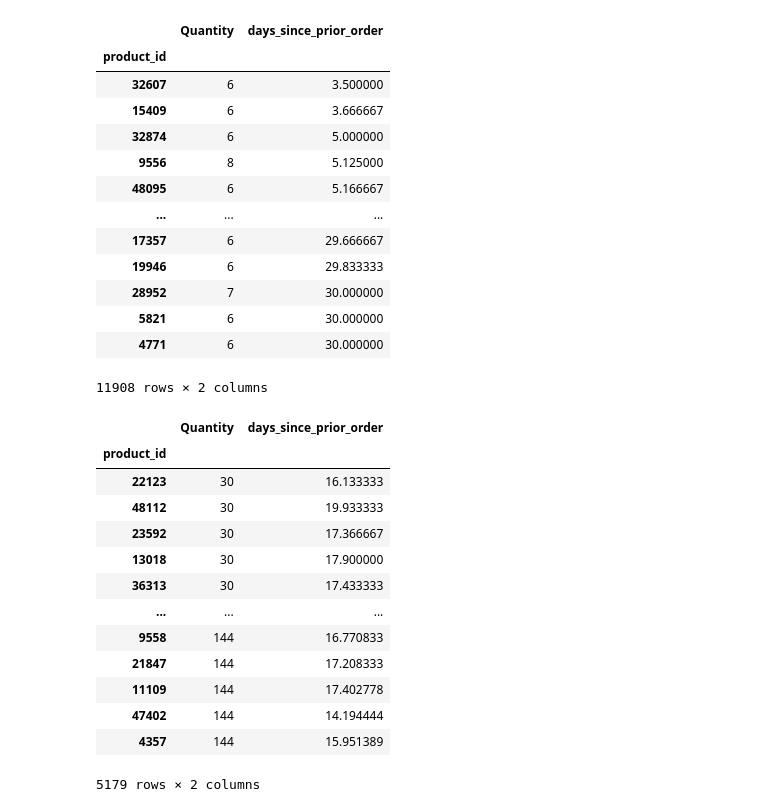
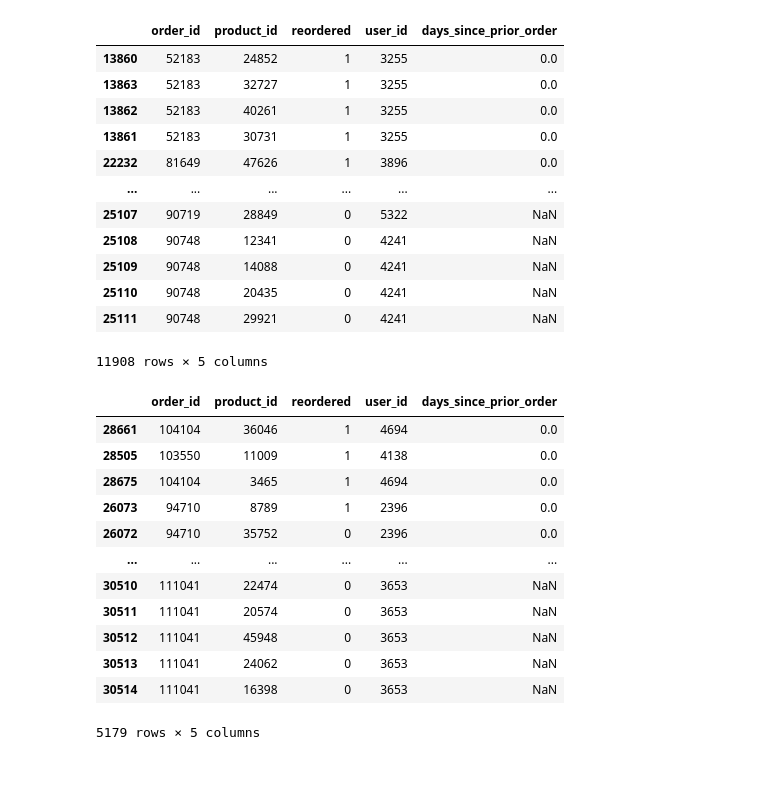
Before and after one commit to JoanSalinas/manducare, a Jupyter notebook: manducareJupyter.ipynb, the cells around one changed output. Drawn from its saved outputs; the diff is of its cells as text; code cells hidden in the pictures; blank space fills up the shorter version.

```diff
--- a/manducareJupyter.ipynb
+++ b/manducareJupyter.ipynb
@@ -28,0 +10,16 @@ orderProducts.head()
+# %%
+orders11 = pd.read_csv('.\\rawData\\orders.csv', sep=',', encoding="ISO-8859-1")
+orderProducts11 = pd.read_csv('.\\rawData\\order_products__train.csv', sep=',', encoding="ISO-8859-1")
+orderProducts12 = pd.read_csv('.\\rawData\\order_products__prior.csv', sep=',', encoding="ISO-8859-1")
+
+orders1 = orders11.drop(columns=['eval_set', 'order_number','order_dow','order_hour_of_day'])
+orderProducts1 = orderProducts11.drop(columns=['add_to_cart_order'])
+orderProducts2 = orderProducts12.drop(columns=['add_to_cart_order'])
+orders1 = orders1.sort_values("user_id").head(100098)
+
+mergedOrders = pd.merge(orderProducts1, orders1, on="order_id")
+
+mergedOrders1 = pd.merge(orderProducts2, orders1, on="order_id")
+
+mergedOrders=mergedOrders1.append(mergedOrders)
+mergedOrders
@@ -63,4 +152,4 @@ dfQuantity.head()
 # %%
 dfTotal= pd.merge(dfQuantity,dfDaysAverage,on="product_id")
 # %%
-dfTotal.head()
+dfTotal = mergedOrders
@@ -75,3 +156,3 @@ dfTotal.head()
 # %%
-dfTotal = dfTotal.drop(dfTotal[dfTotal.Quantity == 1].index)
+dfTotal = dfTotal.drop(dfTotal[dfTotal.days_since_prior_order == 1].index)
 # %%
@@ -113,38 +193,38 @@ dfSmaller.sort_values("days_since_prior_order")
 # %%
 dfSmall = dfTotal.iloc[12456: 24364:]
+productsSmall = list(dfSmall.index)
 dfSmall.sort_values("days_since_prior_order")
 # %% [output]
-|  | Quantity | days_since_prior_order |
-| product_id |  |  |
-| 32607 | 6 | 3.500000 |
-| 15409 | 6 | 3.666667 |
-| 32874 | 6 | 5.000000 |
-| 9556 | 8 | 5.125000 |
-| 48095 | 6 | 5.166667 |
-| ... | ... | ... |
-| 17357 | 6 | 29.666667 |
-| 19946 | 6 | 29.833333 |
-| 28952 | 7 | 30.000000 |
-| 5821 | 6 | 30.000000 |
-| 4771 | 6 | 30.000000 |
+|  | order_id | product_id | reordered | user_id | days_since_prior_order |
+| 13860 | 52183 | 24852 | 1 | 3255 | 0.0 |
+| 13863 | 52183 | 32727 | 1 | 3255 | 0.0 |
+| 13862 | 52183 | 40261 | 1 | 3255 | 0.0 |
+| 13861 | 52183 | 30731 | 1 | 3255 | 0.0 |
+| 22232 | 81649 | 47626 | 1 | 3896 | 0.0 |
+| ... | ... | ... | ... | ... | ... |
+| 25107 | 90719 | 28849 | 0 | 5322 | NaN |
+| 25108 | 90748 | 12341 | 0 | 4241 | NaN |
+| 25109 | 90748 | 14088 | 0 | 4241 | NaN |
+| 25110 | 90748 | 20435 | 0 | 4241 | NaN |
+| 25111 | 90748 | 29921 | 0 | 4241 | NaN |
-11908 rows × 2 columns
+11908 rows × 5 columns
 # %%
 dfMedium = dfTotal.iloc[24364: 29543:]
+productsMedium = list(dfMedium.index)
 dfMedium.sort_values("days_since_prior_order")
 # %% [output]
-|  | Quantity | days_since_prior_order |
-| product_id |  |  |
-| 22123 | 30 | 16.133333 |
-| 48112 | 30 | 19.933333 |
-| 23592 | 30 | 17.366667 |
-| 13018 | 30 | 17.900000 |
-| 36313 | 30 | 17.433333 |
-| ... | ... | ... |
-| 9558 | 144 | 16.770833 |
-| 21847 | 144 | 17.208333 |
-| 11109 | 144 | 17.402778 |
-| 47402 | 144 | 14.194444 |
-| 4357 | 144 | 15.951389 |
+|  | order_id | product_id | reordered | user_id | days_since_prior_order |
+| 28661 | 104104 | 36046 | 1 | 4694 | 0.0 |
+| 28505 | 103550 | 11009 | 1 | 4138 | 0.0 |
+| 28675 | 104104 | 3465 | 1 | 4694 | 0.0 |
+| 26073 | 94710 | 8789 | 1 | 2396 | 0.0 |
+| 26072 | 94710 | 35752 | 0 | 2396 | 0.0 |
+| ... | ... | ... | ... | ... | ... |
+| 30510 | 111041 | 22474 | 0 | 3653 | NaN |
+| 30511 | 111041 | 20574 | 0 | 3653 | NaN |
+| 30512 | 111041 | 45948 | 0 | 3653 | NaN |
+| 30513 | 111041 | 24062 | 0 | 3653 | NaN |
+| 30514 | 111041 | 16398 | 0 | 3653 | NaN |
-5179 rows × 2 columns
+5179 rows × 5 columns
 # %%
 dfBig = dfTotal.iloc[29543: 31015]
```
Also changed, not shown: parts of 17 cells of this notebook.
